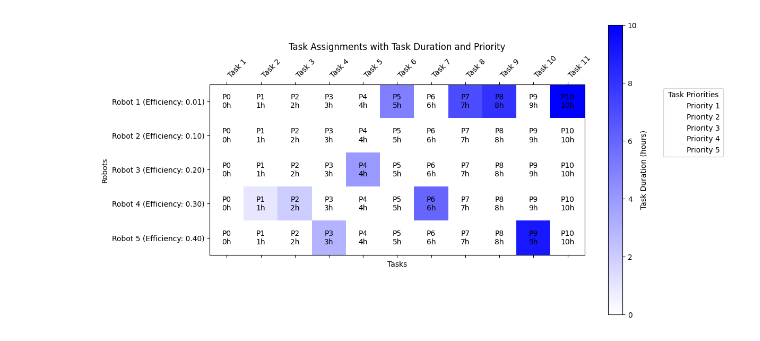
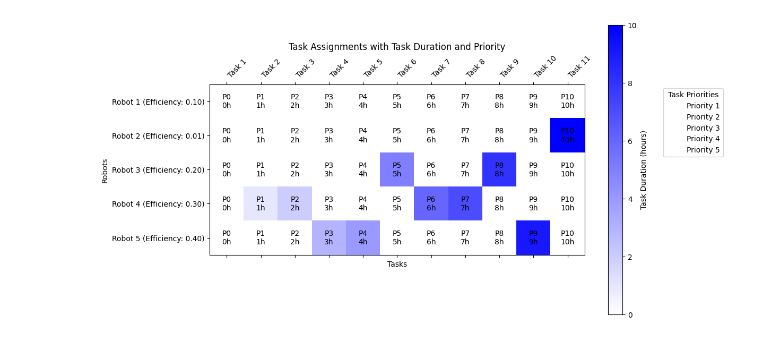
Before and after one commit to OneClick21/CSE366-3--2021-2-60-071, a Jupyter notebook: Assignment 2/RobotTaskOptimizationUsingGA.ipynb, the cells around one changed output. Drawn from its saved outputs; the diff is of its cells as text; code cells hidden in the pictures.

```diff
--- a/Assignment 2/RobotTaskOptimizationUsingGA.ipynb
+++ b/Assignment 2/RobotTaskOptimizationUsingGA.ipynb
@@ -46,7 +46,7 @@ def select_parents(population, fitness_values, pop_size, num_tasks, tournament_s
 def crossover(parents, crossover_rate, pop_size, num_tasks):
     offspring = np.empty((pop_size, num_tasks), dtype=int)
     for i in range(0, pop_size, 2):
-        if np.random.rand() < crossover_rate:
+        if np.random.rand() > crossover_rate:
             crossover_point = np.random.randint(1, num_tasks)
             offspring[i] = np.concatenate((parents[i, :crossover_point], parents[i+1, crossover_point:]))
             offspring[i+1] = np.concatenate((parents[i+1, :crossover_point], parents[i, crossover_point:]))
@@ -60,7 +60,7 @@ def mutate(offspring, mutation_rate, num_robots):
         temp = offspring[i].copy()
 
         for j in range(len(temp)):
-            if np.random.rand() < mutation_rate:
+            if np.random.rand() > mutation_rate:
                 offspring[i, j] = np.random.randint(num_robots)
     return offspring
 
@@ -150,13 +150,15 @@ def visualize_assignments_improved(solution, task_durations, task_priorities, ro
 # %%
 if __name__ == "__main__":
     num_tasks = 10
     num_robots = 5
-    task_durations, task_priorities, robot_efficiencies = generate_mock_data()
+    task_durations = [x for x in range(11)]# Task durations
+    task_priorities = [x for x in range(11)]   # Task priorities
+    robot_efficiencies = [0.1,0.01,0.2,0.3,0.4] # Robot efficiencies
 
     # Run GA to find the best solution
     best_solution = run_genetic_algorithm(task_durations, task_priorities, robot_efficiencies)
 
     # Visualize the initial random assignment
     visualize_assignments_improved(best_solution, task_durations, task_priorities, robot_efficiencies)
 # %% [output]
-[figure, old version]
+[figure, new version]
```
Also changed, not shown: parts of 1 cell of this notebook.
